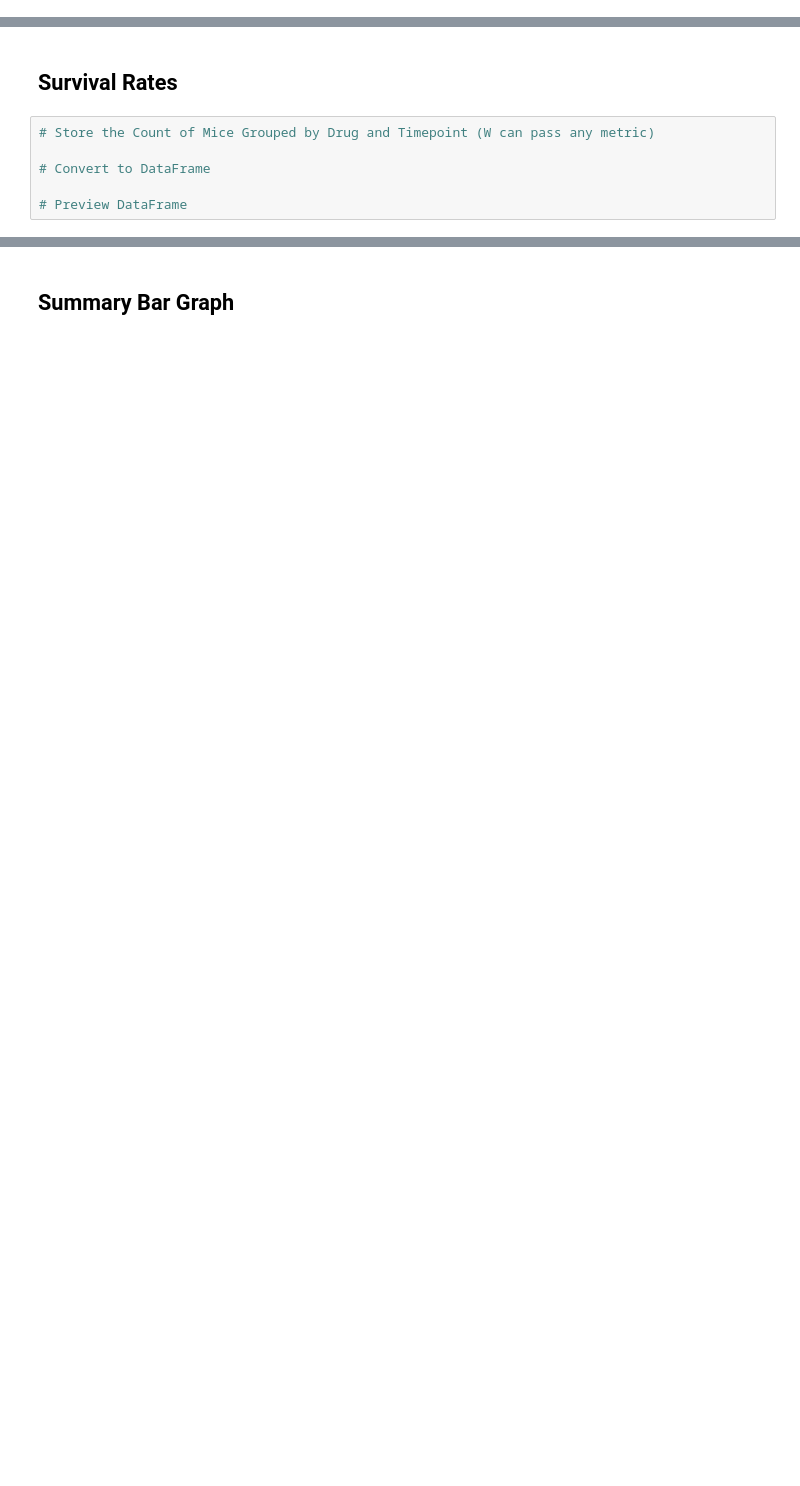
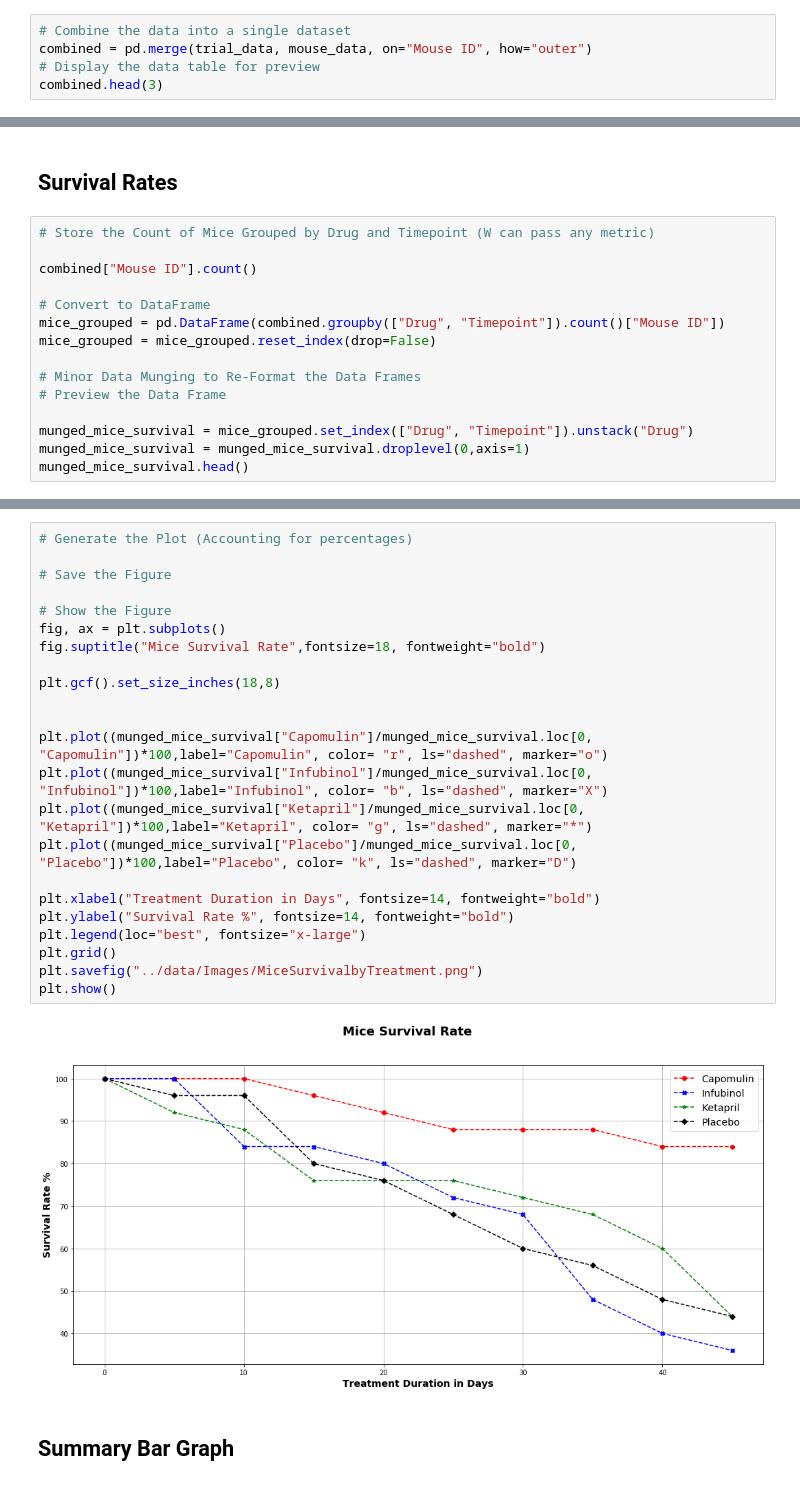
Before and after one commit to Danaemakrygiannis/matplotlib-challenge, a Jupyter notebook: Pymaceuticals/Pymaceuticals.ipynb, the cells around one changed output, grey strips where cells are left out. Cells and saved outputs as stored; diff of their text form; blank space fills up the shorter version.

```diff
--- a/Pymaceuticals/Pymaceuticals.ipynb
+++ b/Pymaceuticals/Pymaceuticals.ipynb
@@ -26,0 +25,5 @@ FileNotFoundError: [Errno 2] File b'data/clinicaltrial_data.csv' does not exist:
+# %%
+# Combine the data into a single dataset
+combined = pd.merge(trial_data, mouse_data, on="Mouse ID", how="outer")
+# Display the data table for preview
+combined.head(3)
@@ -78,6 +221,15 @@ plt.show()
 # %%
 # Store the Count of Mice Grouped by Drug and Timepoint (W can pass any metric)
 
+combined["Mouse ID"].count()
+
 # Convert to DataFrame
+mice_grouped = pd.DataFrame(combined.groupby(["Drug", "Timepoint"]).count()["Mouse ID"])
+mice_grouped = mice_grouped.reset_index(drop=False)
 
-# Preview DataFrame
+# Minor Data Munging to Re-Format the Data Frames
+# Preview the Data Frame
+
+munged_mice_survival = mice_grouped.set_index(["Drug", "Timepoint"]).unstack("Drug")
+munged_mice_survival = munged_mice_survival.droplevel(0,axis=1)
+munged_mice_survival.head()
@@ -95,3 +244,28 @@ plt.show()
+# %%
+# Generate the Plot (Accounting for percentages)
+
+# Save the Figure
+
+# Show the Figure
+fig, ax = plt.subplots()
+fig.suptitle("Mice Survival Rate",fontsize=18, fontweight="bold")
+
+plt.gcf().set_size_inches(18,8)
+
+
+plt.plot((munged_mice_survival["Capomulin"]/munged_mice_survival.loc[0, "Capomulin"])*100,label="Capomulin", color= "r", ls="dashed", marker="o")
+plt.plot((munged_mice_survival["Infubinol"]/munged_mice_survival.loc[0, "Infubinol"])*100,label="Infubinol", color= "b", ls="dashed", marker="X")
+plt.plot((munged_mice_survival["Ketapril"]/munged_mice_survival.loc[0, "Ketapril"])*100,label="Ketapril", color= "g", ls="dashed", marker="*")
+plt.plot((munged_mice_survival["Placebo"]/munged_mice_survival.loc[0, "Placebo"])*100,label="Placebo", color= "k", ls="dashed", marker="D")
+
+plt.xlabel("Treatment Duration in Days", fontsize=14, fontweight="bold")
+plt.ylabel("Survival Rate %", fontsize=14, fontweight="bold")
+plt.legend(loc="best", fontsize="x-large")
+plt.grid()
+plt.savefig("../data/Images/MiceSurvivalbyTreatment.png")
+plt.show()
+# %% [output]
+[figure, added]
 # %% [markdown]
 ## Summary Bar Graph
 # %%
```
Also changed, not shown: parts of 23 cells of this notebook, 4 other files.
